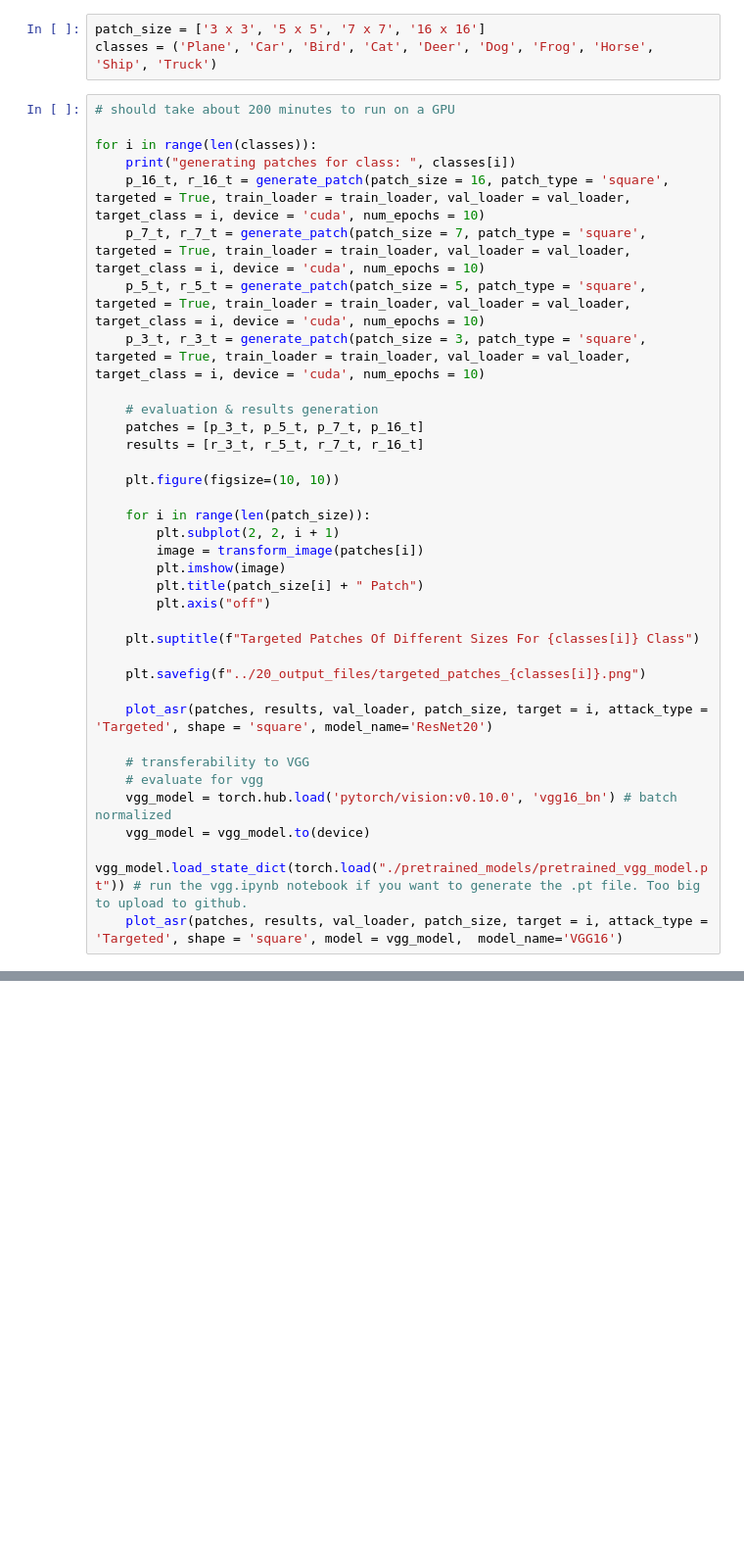
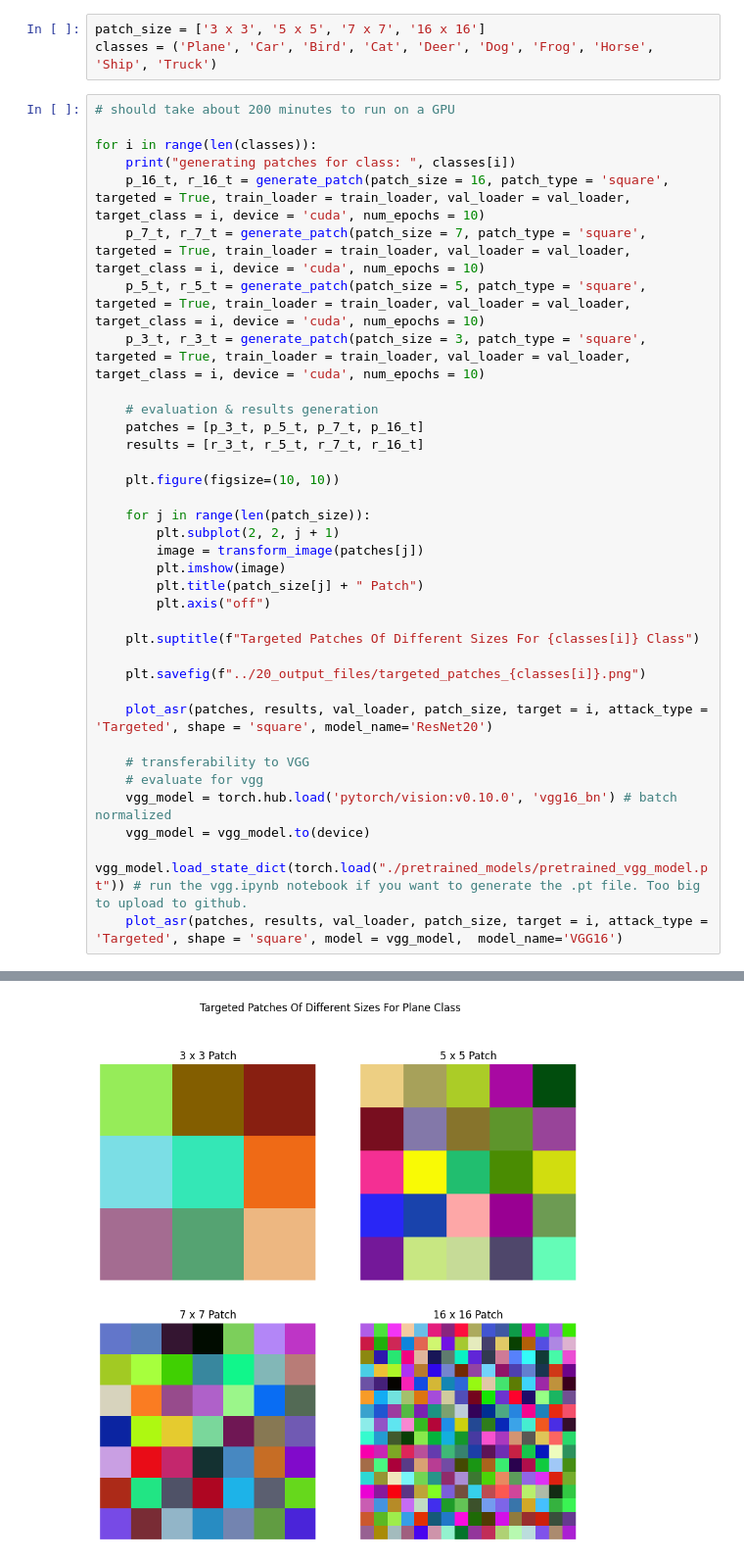
Before and after one commit to nogibjj/Adversarial-Patches-Experimentation, a Jupyter notebook: 10_code/Experimentations.ipynb, the cells around one changed output, grey strips where cells are left out. Shown at 98% size. Drawn from its saved outputs; the diff is of its cells as text; blank space fills up the shorter version.

```diff
--- a/10_code/Experimentations.ipynb
+++ b/10_code/Experimentations.ipynb
@@ -176,11 +176,11 @@ for i in range(len(classes)):
 
     plt.figure(figsize=(10, 10))
 
-    for i in range(len(patch_size)):
-        plt.subplot(2, 2, i + 1)
-        image = transform_image(patches[i])
+    for j in range(len(patch_size)):
+        plt.subplot(2, 2, j + 1)
+        image = transform_image(patches[j])
         plt.imshow(image)
-        plt.title(patch_size[i] + " Patch")
+        plt.title(patch_size[j] + " Patch")
         plt.axis("off")
 
     plt.suptitle(f"Targeted Patches Of Different Sizes For {classes[i]} Class")
@@ -195,3 +195,4 @@ for i in range(len(classes)):
     vgg_model = vgg_model.to(device)
     vgg_model.load_state_dict(torch.load("./pretrained_models/pretrained_vgg_model.pt")) # run the vgg.ipynb notebook if you want to generate the .pt file. Too big to upload to github.
     plot_asr(patches, results, val_loader, patch_size, target = i, attack_type = 'Targeted', shape = 'square', model = vgg_model,  model_name='VGG16')
+# %% [output]
@@ -197,0 +209 @@ for i in range(len(classes)):
+[figure, added]
```
Also changed, not shown: parts of 1 cell of this notebook.
